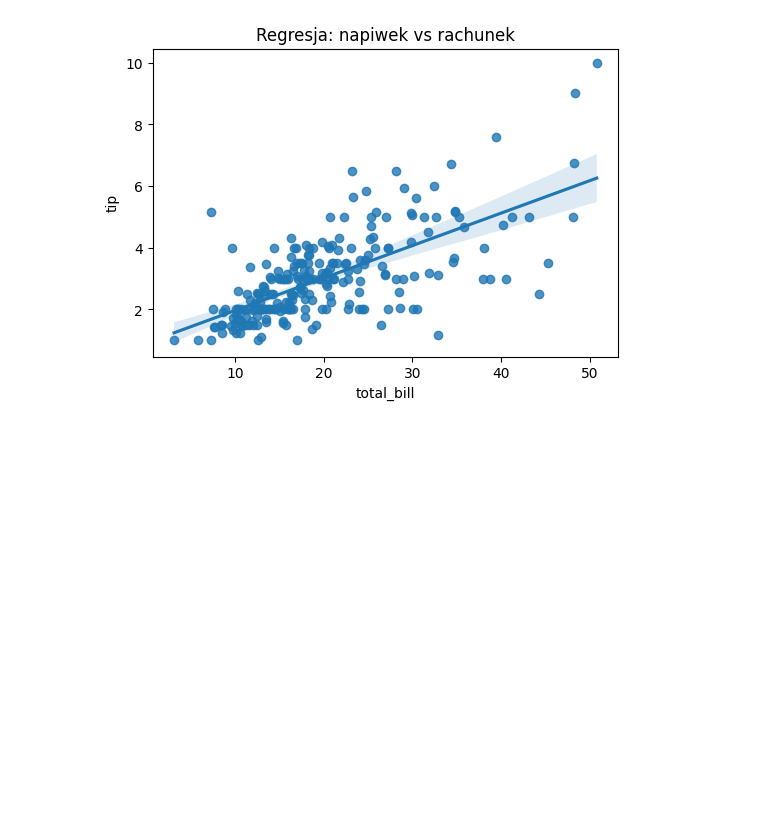
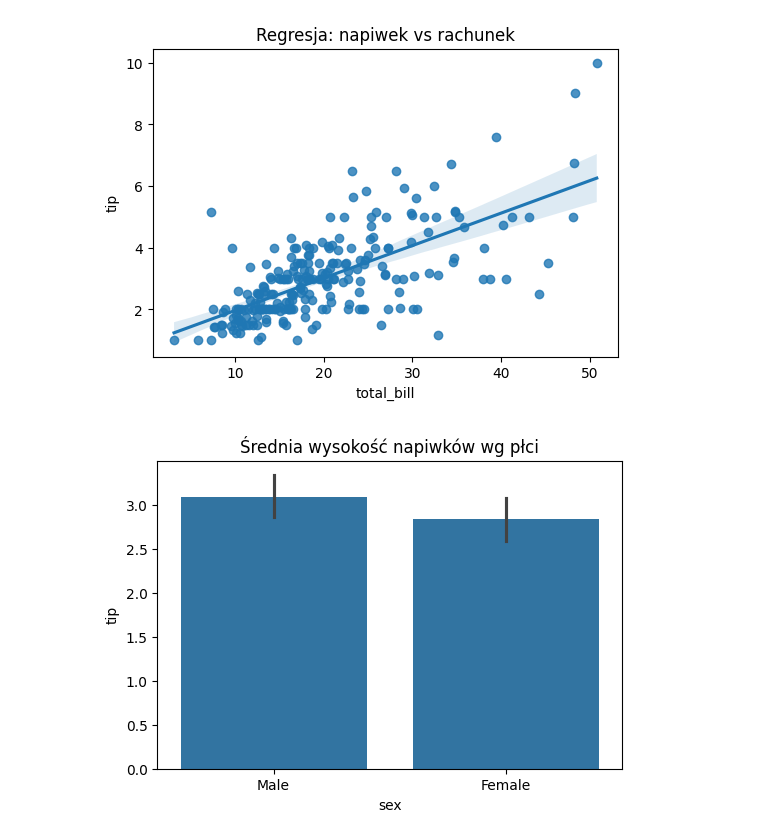
Before and after one commit to rajkonkret/PythonAnalizaDanychZus, a Jupyter notebook: day3/cwiczenie5.ipynb, the cells around one changed output. Cells and saved outputs as stored; diff of their text form; code cells hidden in the pictures; blank space fills up the shorter version.

```diff
--- a/day3/cwiczenie5.ipynb
+++ b/day3/cwiczenie5.ipynb
@@ -324,3 +324,11 @@ plt.title("Regresja: napiwek vs rachunek")
 plt.show()
 # %% [output]
 [figure]
+# %%
+plt.figure(figsize=(6,4))
+sns.barplot(data=tips, x="sex", y="tip", estimator="mean")
+plt.title("Średnia wysokość napiwków wg płci")
+
+plt.show()
+# %% [output]
+[figure, added]
```
Also changed, not shown: parts of 2 cells of this notebook.
